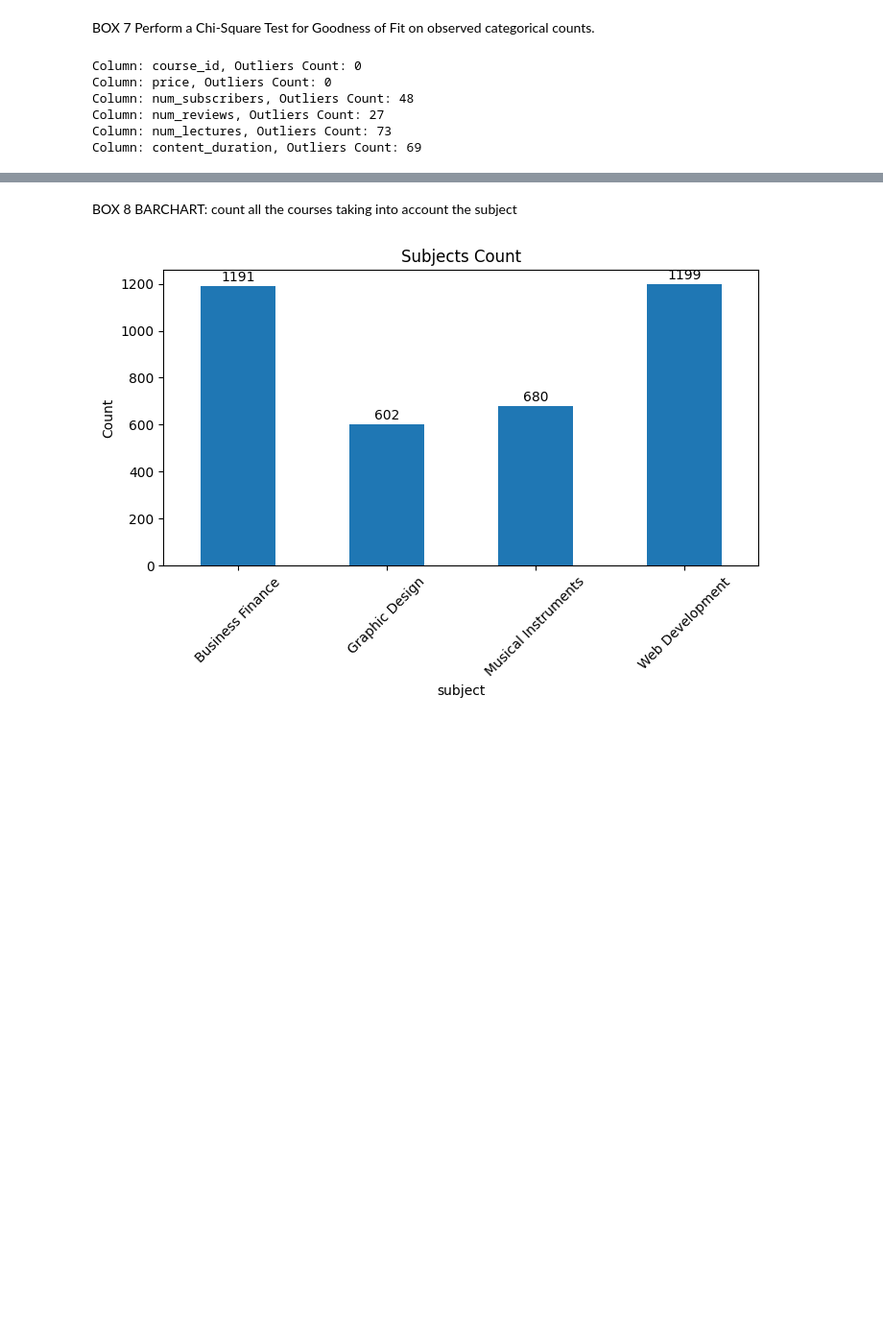
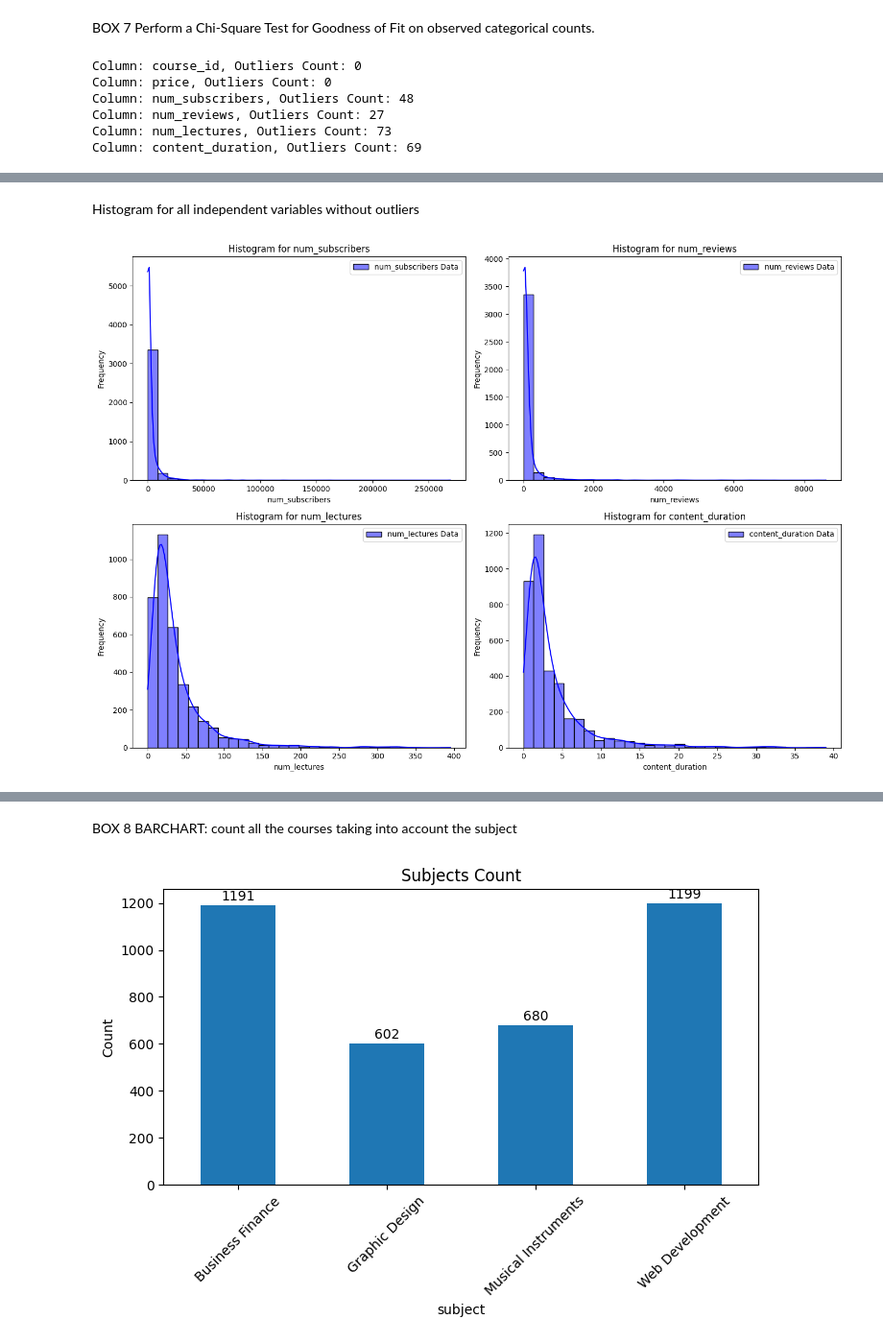
Before and after one commit to TeodoraVuta/e-learning-udemy, a Jupyter notebook: data.ipynb, the cells around one changed output, grey strips where cells are left out. Shown at 96% size. Drawn from its saved outputs; the diff is of its cells as text; code cells hidden in the pictures; blank space fills up the shorter version.

```diff
--- a/data.ipynb
+++ b/data.ipynb
@@ -178,0 +269,22 @@ Column: content_duration, Outliers Count: 69
+# %% [markdown]
+Histogram for all independent variables without outliers
+# %%
+independent_vars = ['num_subscribers', 'num_reviews', 'num_lectures', 'content_duration']
+
+plt.figure(figsize=(14, 10))
+
+for i, var in enumerate(independent_vars, 1):
+    plt.subplot(2, 2, i)
+
+
+    sns.histplot(df_no_outliers_udemy[var], kde=True, color='blue', label=f'{var} Data', bins=30)
+
+    plt.title(f'Histogram for {var}')
+    plt.xlabel(var)
+    plt.ylabel('Frequency')
+    plt.legend()
+
+plt.tight_layout()
+plt.show()
+# %% [output]
+[figure, added]
```
Also changed, not shown: parts of 46 cells of this notebook, 3 other files.
